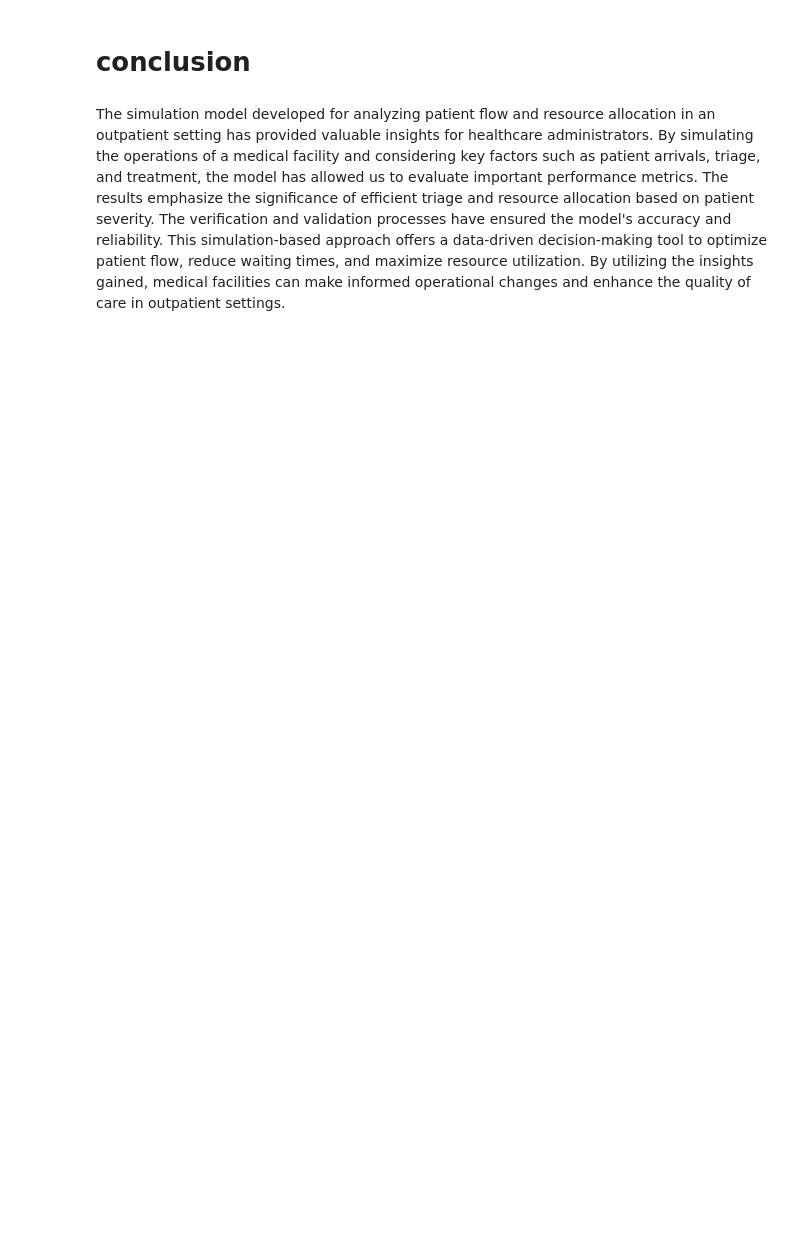
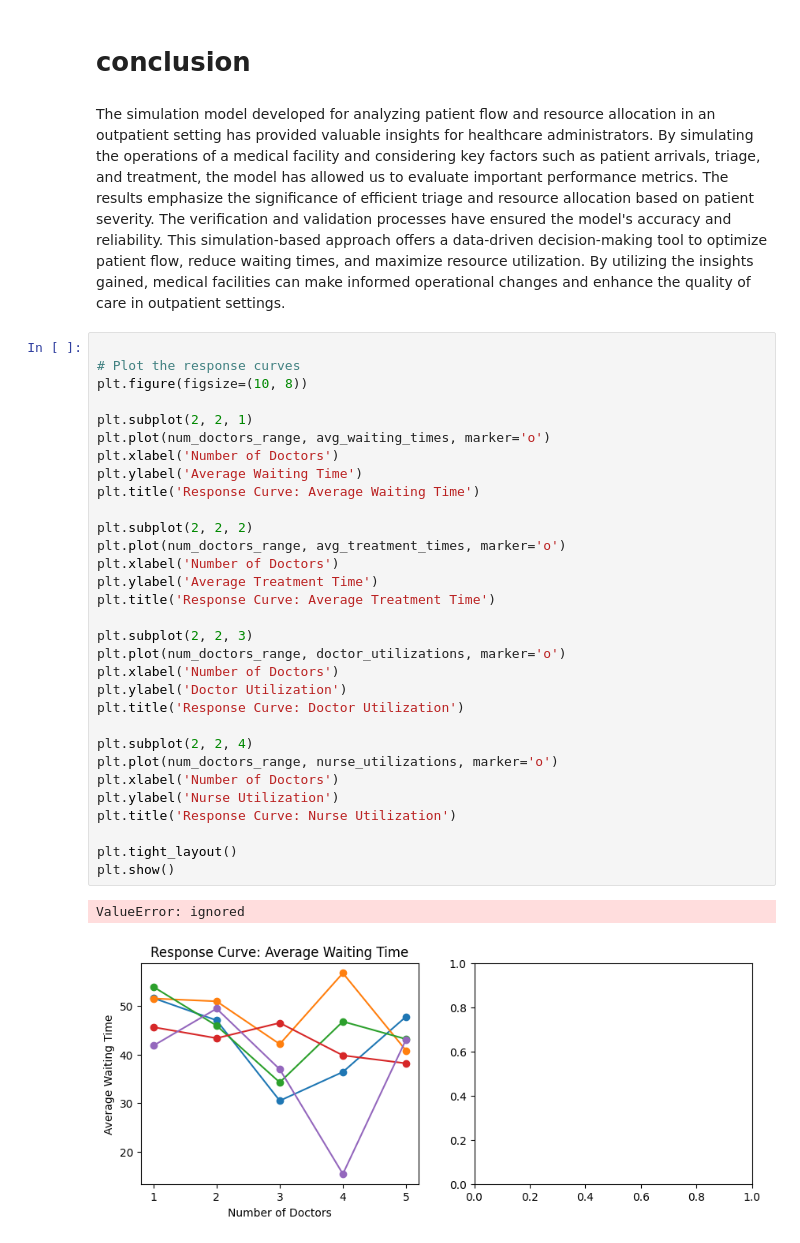
Before and after one commit to waheeb123/Data_604_homeworks, a Jupyter notebook: tringto_write_complete_simulation.ipynb, the cells around one changed output. Drawn from its saved outputs; the diff is of its cells as text; blank space fills up the shorter version.

```diff
--- a/tringto_write_complete_simulation.ipynb
+++ b/tringto_write_complete_simulation.ipynb
@@ -466,3 +305,37 @@ Patient 9 treated by nurse at 97.59842560951606
 # conclusion
 # %% [markdown]
 The simulation model developed for analyzing patient flow and resource allocation in an outpatient setting has provided valuable insights for healthcare administrators. By simulating the operations of a medical facility and considering key factors such as patient arrivals, triage, and treatment, the model has allowed us to evaluate important performance metrics. The results emphasize the significance of efficient triage and resource allocation based on patient severity. The verification and validation processes have ensured the model's accuracy and reliability. This simulation-based approach offers a data-driven decision-making tool to optimize patient flow, reduce waiting times, and maximize resource utilization. By utilizing the insights gained, medical facilities can make informed operational changes and enhance the quality of care in outpatient settings.
+# %%
+
+# Plot the response curves
+plt.figure(figsize=(10, 8))
+
+plt.subplot(2, 2, 1)
+plt.plot(num_doctors_range, avg_waiting_times, marker='o')
+plt.xlabel('Number of Doctors')
+plt.ylabel('Average Waiting Time')
+plt.title('Response Curve: Average Waiting Time')
+
+plt.subplot(2, 2, 2)
+plt.plot(num_doctors_range, avg_treatment_times, marker='o')
+plt.xlabel('Number of Doctors')
+plt.ylabel('Average Treatment Time')
+plt.title('Response Curve: Average Treatment Time')
+
+plt.subplot(2, 2, 3)
+plt.plot(num_doctors_range, doctor_utilizations, marker='o')
+plt.xlabel('Number of Doctors')
+plt.ylabel('Doctor Utilization')
+plt.title('Response Curve: Doctor Utilization')
+
+plt.subplot(2, 2, 4)
+plt.plot(num_doctors_range, nurse_utilizations, marker='o')
+plt.xlabel('Number of Doctors')
+plt.ylabel('Nurse Utilization')
+plt.title('Response Curve: Nurse Utilization')
+
+plt.tight_layout()
+plt.show()
+# %% [output]
+ValueError: ignored
+[figure, added]
```
Also changed, not shown: parts of 8 cells of this notebook.
